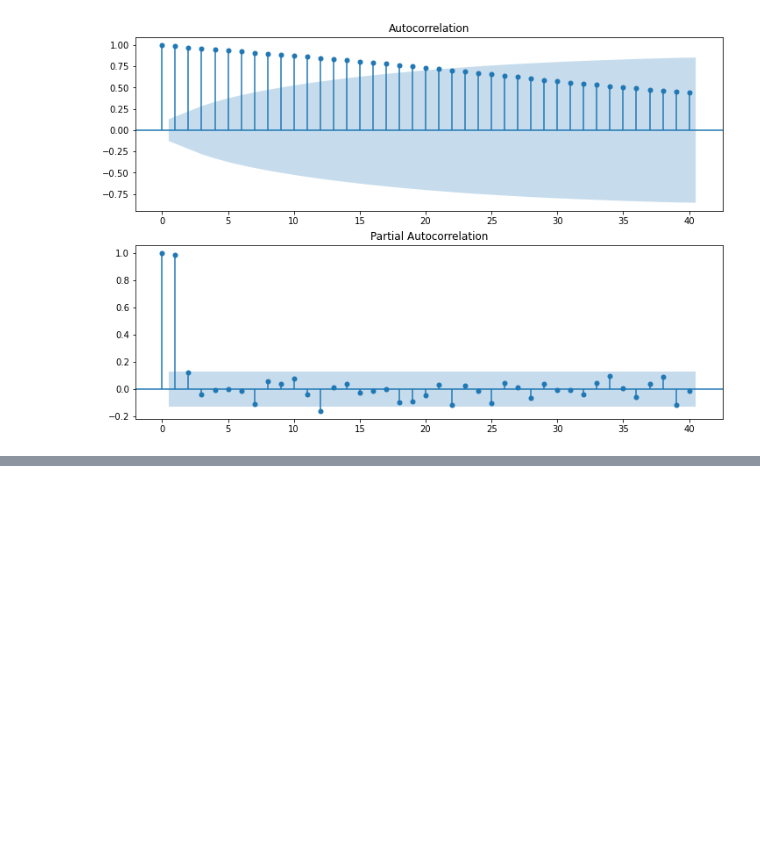
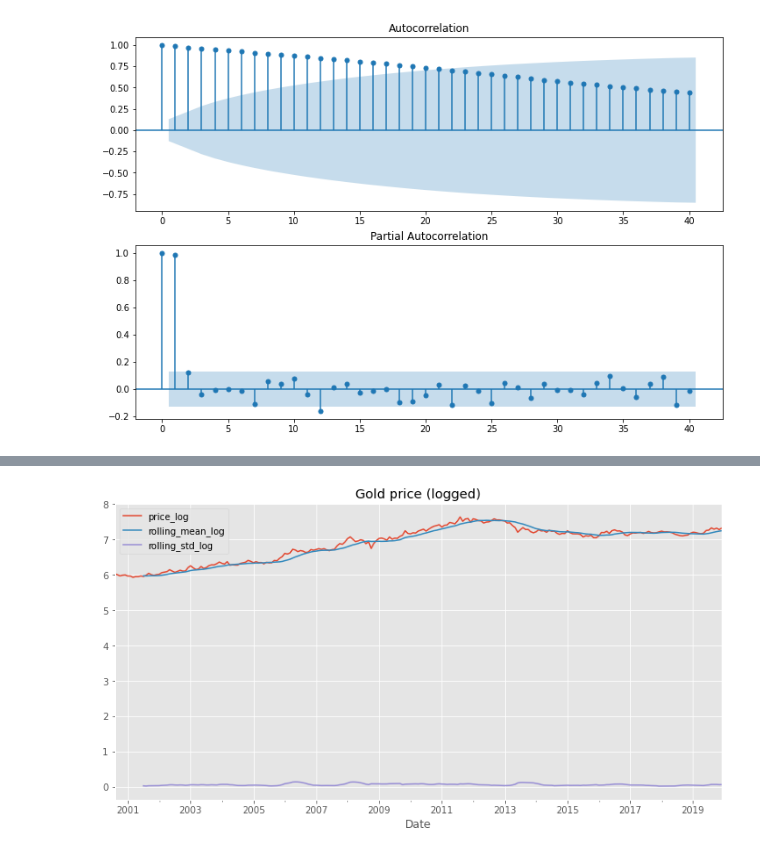
Before and after one commit to annkon22/Finance_python, a Jupyter notebook: testing_stationarity.ipynb, the cells around one changed output, grey strips where cells are left out. Cells and saved outputs as stored; diff of their text form; code cells hidden in the pictures; blank space fills up the shorter version.

```diff
--- a/testing_stationarity.ipynb
+++ b/testing_stationarity.ipynb
@@ -87,0 +130,18 @@ plt.show()
+# %%
+
+WINDOW = 12
+
+selected_columns = ['price_log', 'rolling_mean_log', 'rolling_std_log']
+
+df['price_log'] = np.log(df.price_deflated)
+df['rolling_mean_log'] = df.price_log.rolling(WINDOW).mean()
+df['rolling_std_log'] = df.price_log.rolling(WINDOW).std()
+
+df[selected_columns].plot(title = 'Gold price (logged)')
+# %%
+plt.style.use('ggplot')
+fig, ax = plt.subplots(figsize = (12, 6))
+df[selected_columns].plot(title = 'Gold price (logged)', ax = ax)
+plt.show()
+# %% [output]
+[figure, added]
```
Also changed, not shown: parts of 13 cells of this notebook.
